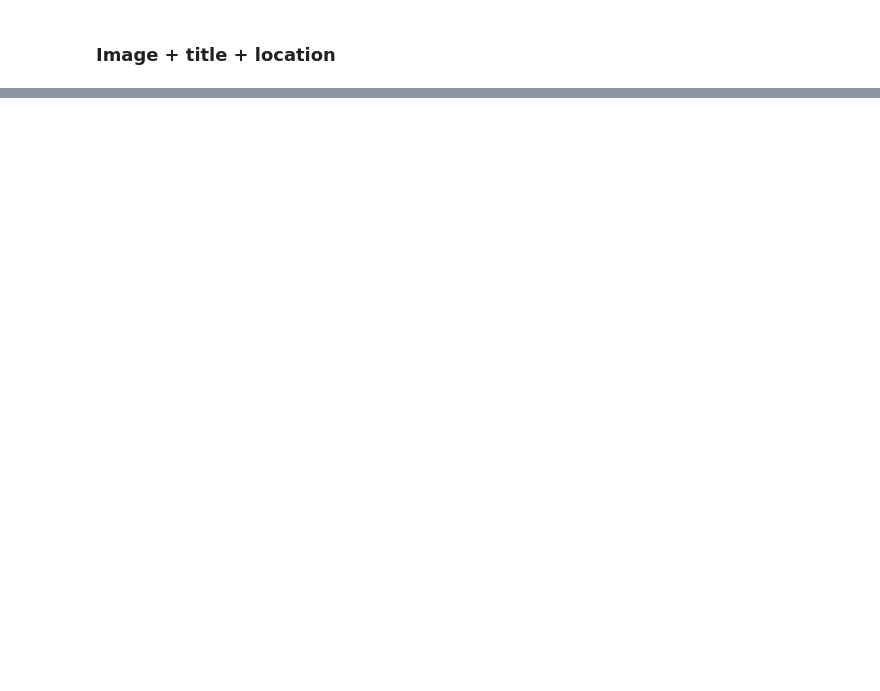
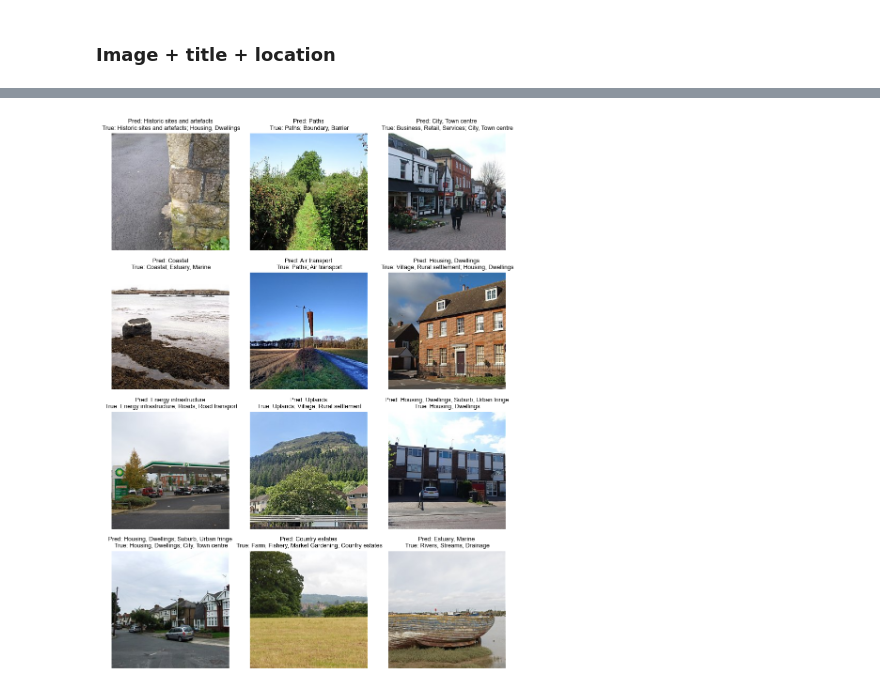
Before and after one commit to SpaceTimeLab/ClipTheLandscape, a Jupyter notebook: 2 - Train classifiers.ipynb, the cells around one changed output, grey strips where cells are left out. Cells and saved outputs as stored; diff of their text form; code cells hidden in the pictures; blank space fills up the shorter version.

```diff
--- a/2 - Train classifiers.ipynb
+++ b/2 - Train classifiers.ipynb
@@ -880,0 +1009,31 @@ Wall time: 8min 6s
+# %%
+fig, axes = plt.subplots(4, 3, figsize=(9, 12))
+axes = axes.flatten()
+
+for i, ax in enumerate(axes):
+
+    while True:
+
+        idx = int(random.random() * len(img_ids))
+        img_id = img_ids[idx]
+        path = Path('train_images') / f'{img_id//10000:05d}' / f'{img_id}.jpg'
+
+        tags_predicted = [ tags_human[i] for i, v in enumerate(y_pred[idx]) if v == 1 ]
+        tags_actual = [ tags_human[i] for i, v in enumerate(y_true[idx]) if v == 1 ]
+
+        if tags_predicted == tags_actual or len(tags_predicted) > 2 or len(tags_actual) > 2 or len(tags_predicted) == 0:
+            continue
+
+        ax.imshow(Image.open(path))
+        ax.axis('off')
+
+        # Display as text under image
+        ax.set_title(f"Pred: {'; '.join(tags_predicted)}\n True: {'; '.join(tags_actual)}", fontsize=9)
+
+        break
+
+plt.tight_layout()
+plt.savefig("figures/misclassified.pdf", format="pdf")
+plt.show()
+# %% [output]
+[figure, added]
```
Also changed, not shown: parts of 36 cells of this notebook, 7 other files.
